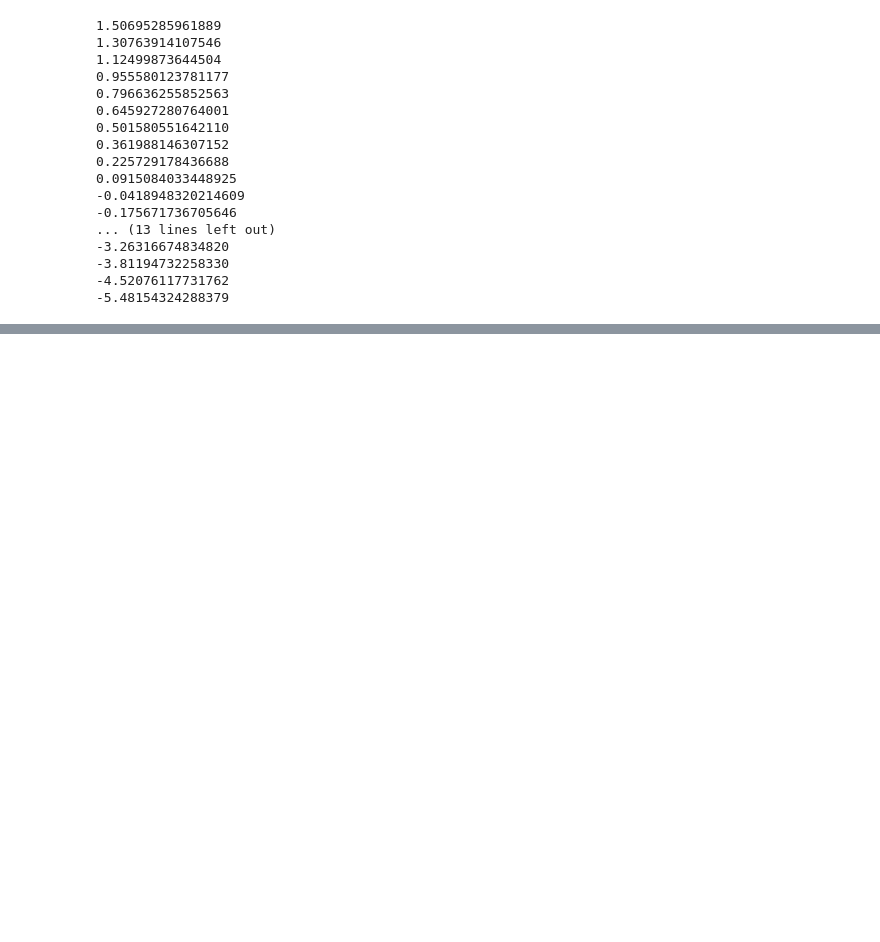
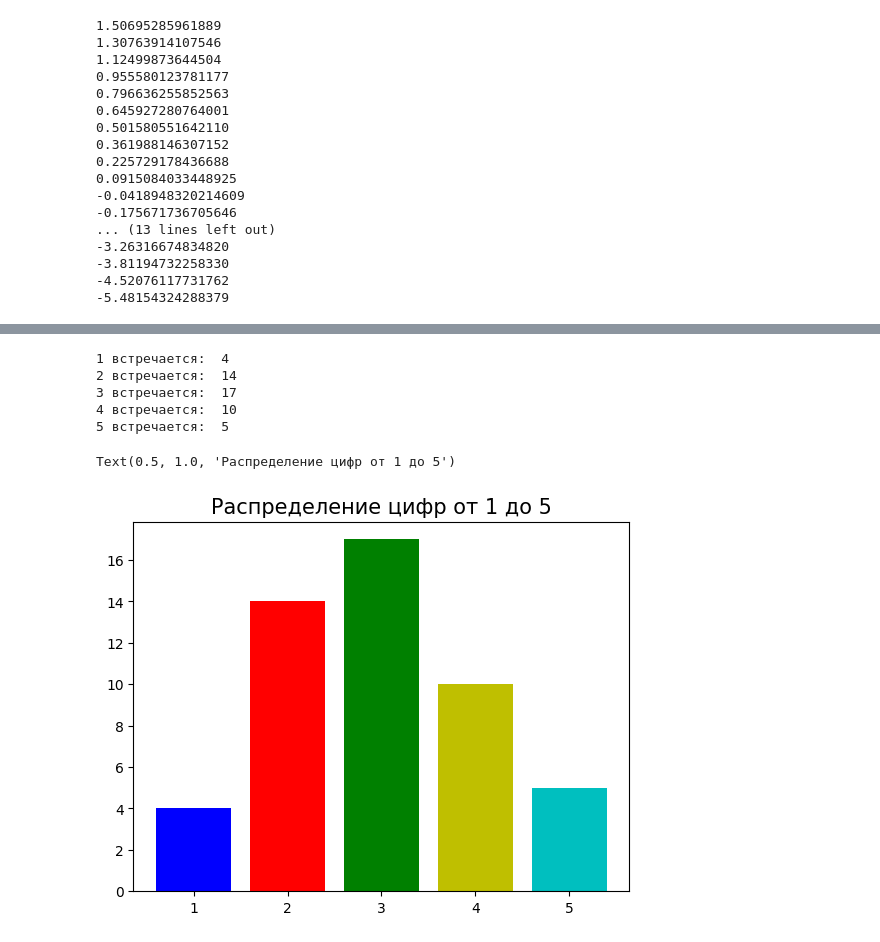
Before and after one commit to MaksimSmolenkov/3, a Jupyter notebook: практикум4.ipynb, the cells around one changed output, grey strips where cells are left out. Cells and saved outputs as stored; diff of their text form; code cells hidden in the pictures; blank space fills up the shorter version.

```diff
--- a/практикум4.ipynb
+++ b/практикум4.ipynb
@@ -56,0 +87,21 @@ plt.show()
+# %%
+#5.1
+vals = [1, 2, 3, 4, 5]
+data = numpy.round(numpy.random.uniform(low = 1, high = 5, size = 50))#4
+data2 = [numpy.sum(data==1), numpy.sum(data==2), numpy.sum(data==3), numpy.sum(data==4), numpy.sum(data==5)]
+print('1 встречается: ', numpy.sum(data==1))
+print('2 встречается: ', numpy.sum(data==2))
+print('3 встречается: ', numpy.sum(data==3))
+print('4 встречается: ', numpy.sum(data==4))
+print('5 встречается: ', numpy.sum(data==5))
+
+plt.bar(vals, data2, color = ['b', 'r', 'g', 'y', 'c'])
+plt.title('Распределение цифр от 1 до 5', fontsize = 15)
+# %% [output]
+1 встречается:  4
+2 встречается:  14
+3 встречается:  17
+4 встречается:  10
+5 встречается:  5
+Text(0.5, 1.0, 'Распределение цифр от 1 до 5')
+[figure, added]
```
Also changed, not shown: parts of 5 cells of this notebook.
